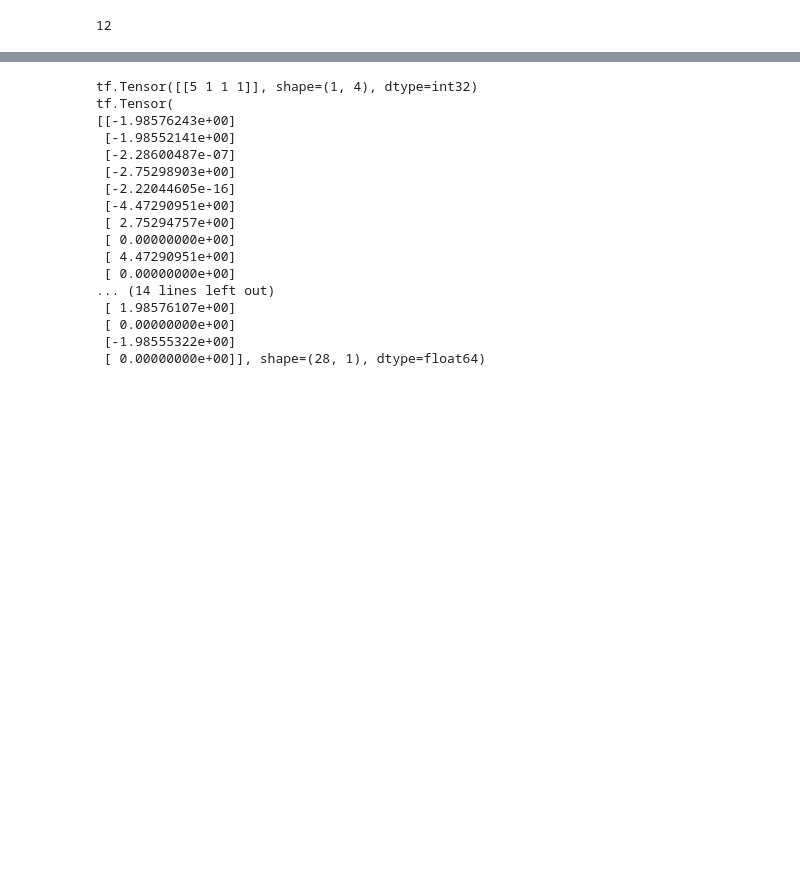
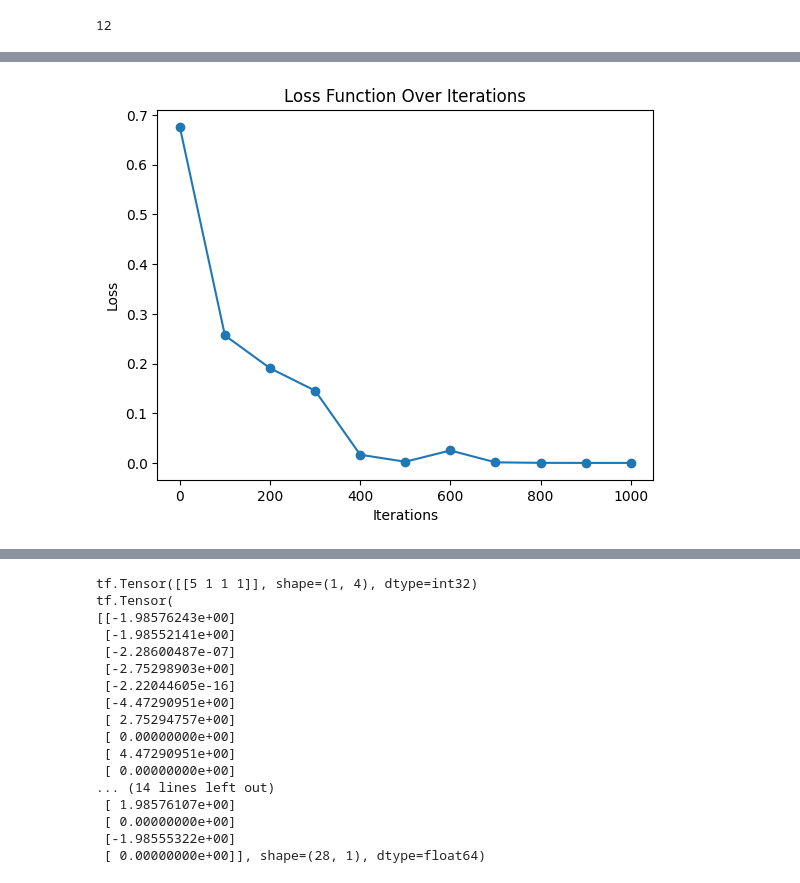
Before and after one commit to jar-evans/IVPINN, a Jupyter notebook: temp_mariano/mesh_final.ipynb, the cells around one changed output, grey strips where cells are left out. Saved outputs shown, nothing was run; the diff lists cells and outputs as text; code cells hidden in the pictures; blank space fills up the shorter version.

Commit message:
with plot

```diff
--- a/temp_mariano/mesh_final.ipynb
+++ b/temp_mariano/mesh_final.ipynb
@@ -491,0 +471,12 @@ KeyboardInterrupt:
+# %%
+
+history=vp.train(1000)
+
+iterations = range(0, len(history) * 100, 100)  # Assuming losses are provided every 100 iterations
+
+plt.plot(iterations, history, marker='o')
+plt.title('Loss Function Over Iterations')
+plt.xlabel('Iterations')
+plt.ylabel('Loss')
+plt.show()
+# %% [output]
@@ -491,0 +500 @@ KeyboardInterrupt:
+[figure, added]
```
Also changed, not shown: parts of 9 cells of this notebook, 1 other file.
